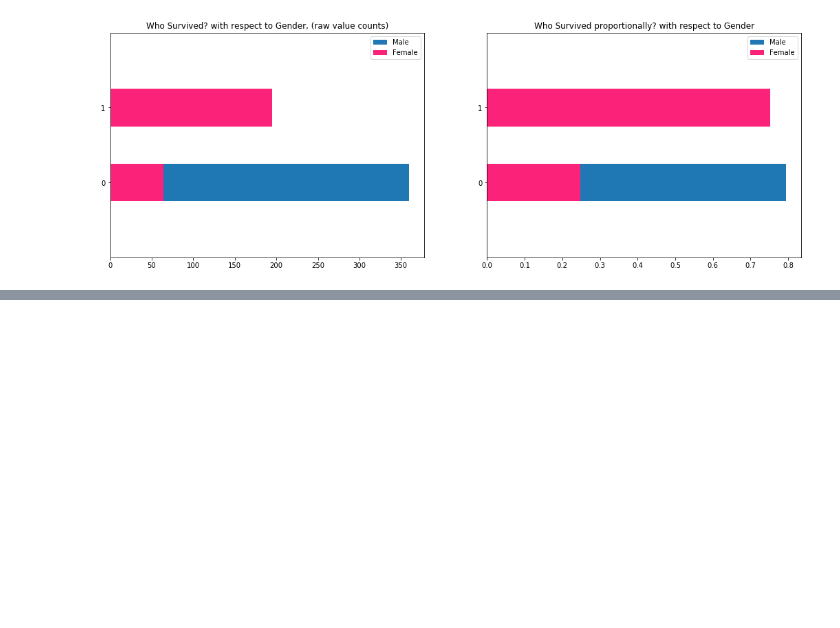
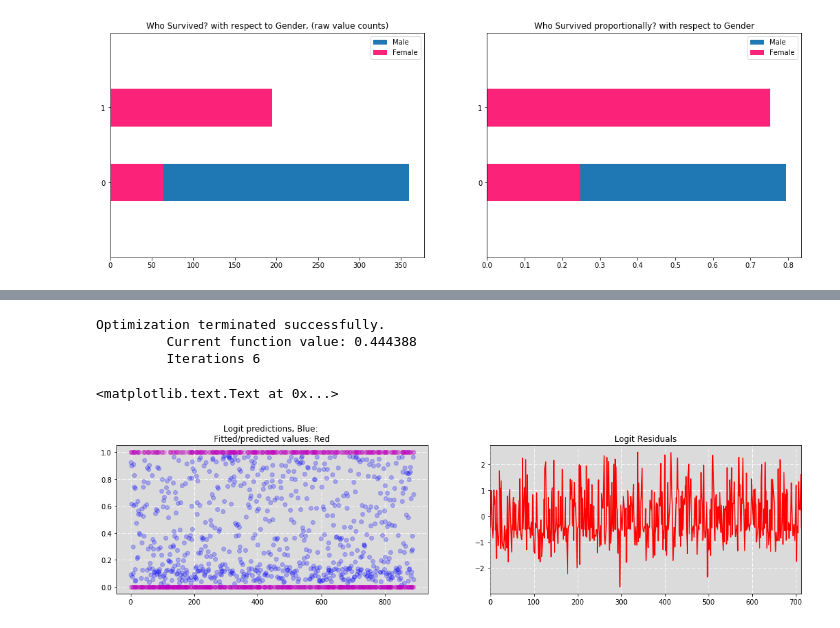
Before and after one commit to just-a-stone/notebook-exercise, a Jupyter notebook: kaggle-titanic/all.ipynb, the cells around one changed output, grey strips where cells are left out. Saved outputs shown, nothing was run; the diff lists cells and outputs as text; code cells hidden in the pictures; blank space fills up the shorter version.

```diff
--- a/kaggle-titanic/all.ipynb
+++ b/kaggle-titanic/all.ipynb
@@ -78,0 +176,33 @@ plt.legend(loc='best')
+# %%
+#logistic回归模型
+formula = 'Survived ~ C(Pclass) + C(Sex) + Age + SibSp + C(Embarked)'
+
+y,x = dmatrices(formula,data=df,return_type='dataframe')
+#初始化模型
+model = sm.Logit(y,x)
+#将模型与训练数据拟合
+model = model.fit()
+model.summary()
+
+#预测值 vs 真实值
+plt.figure(figsize=(18,4))
+plt.subplot(121,axisbg='#DBDBDB')
+
+#生成预测
+ypred = model.predict(x)
+plt.plot(x.index,ypred,'bo',x.index,y,'mo',alpha=.25)
+plt.grid(color='white',linestyle='dashed')
+plt.title('Logit predictions, Blue: \nFitted/predicted values: Red')
+
+#残差
+ax2 = plt.subplot(122,axisbg='#DBDBDB')
+plt.plot(model.resid_dev,'r-')
+plt.grid(color='white',linestyle='dashed')
+ax2.set_xlim(-1,len(model.resid_dev))
+plt.title('Logit Residuals')
+# %% [output]
+Optimization terminated successfully.
+         Current function value: 0.444388
+         Iterations 6
+<matplotlib.text.Text at 0x...>
+[figure, added]
```
Also changed, not shown: parts of 7 cells of this notebook, 1 other file.
